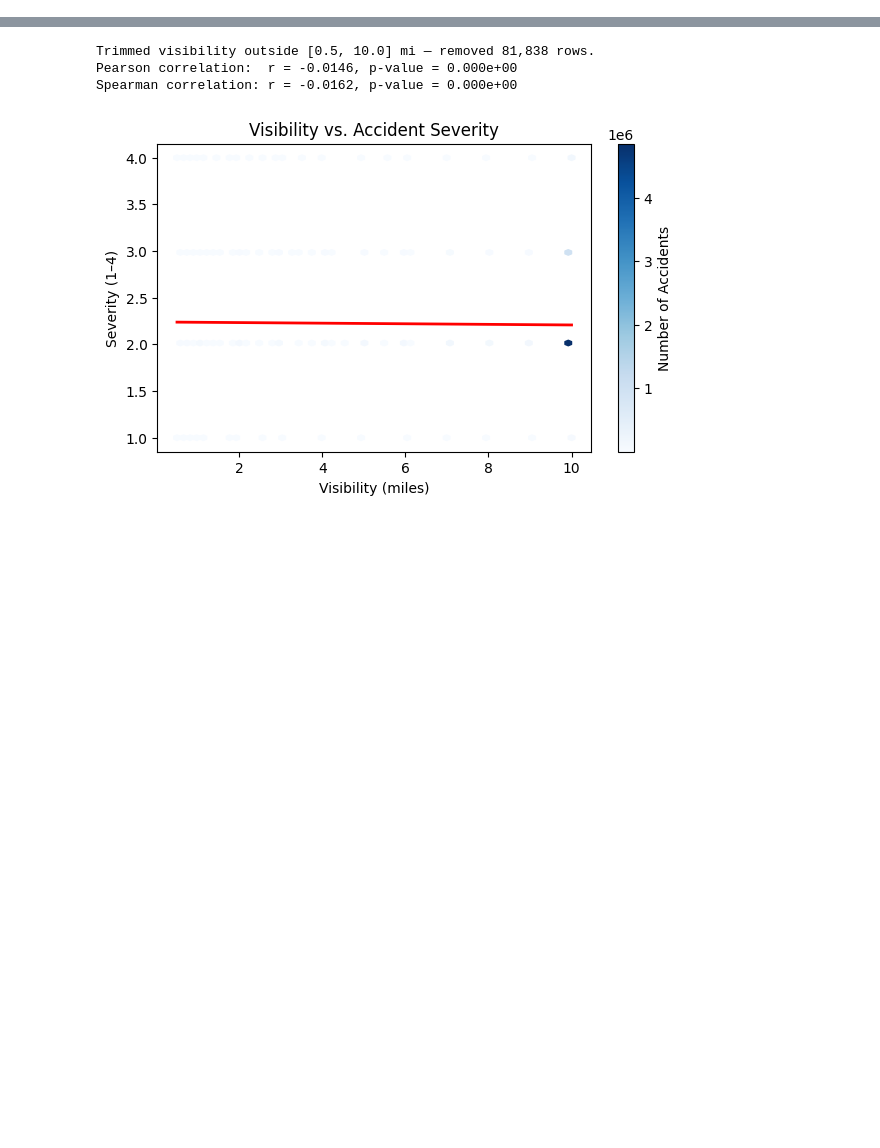
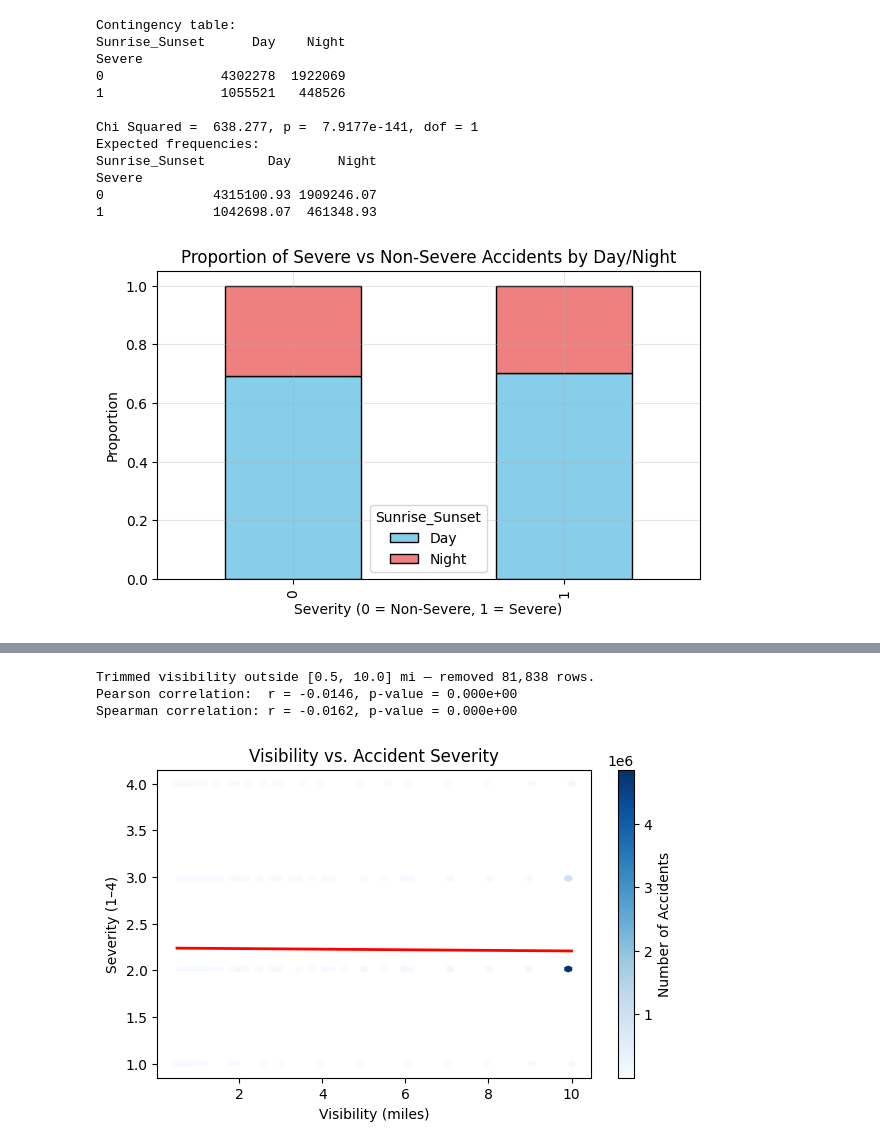
Before and after one commit to yash0917/CMSC320-Final-Project, a Jupyter notebook: finalproject.ipynb, the cells around one changed output, grey strips where cells are left out. Saved outputs shown, nothing was run; the diff lists cells and outputs as text; code cells hidden in the pictures; blank space fills up the shorter version.

Commit message:
hypothesis and chi squared

```diff
--- a/finalproject.ipynb
+++ b/finalproject.ipynb
@@ -428,0 +69,47 @@ Hour                              23.0
+# %%
+# Chi Squared Test
+# Severity vs Day/Night
+# Is the severity of accident independent of daylight?
+
+
+df['Severe'] = (df['Severity'] >= 3).astype(int) # note the dataset ranks severity 1-4
+
+table = pd.crosstab(df['Severe'], df['Sunrise_Sunset'])
+chi2, p, dof, expected = stats.chi2_contingency(table)
+
+print("Contingency table:")
+print(table)
+print(f"\nChi Squared = {chi2: .3f}, p = {p: .4e}, dof = {dof}")
+print("Expected frequencies:")
+print(pd.DataFrame(expected, index=table.index, columns=table.columns))
+
+proportions = (table.T / table.T.sum()).T
+
+proportions.plot(
+    kind='bar',
+    stacked=True,
+    figsize=(7,4),
+    color=['skyblue', 'lightcoral'],
+    edgecolor='black'
+)
+
+plt.title('Proportion of Severe vs Non-Severe Accidents by Day/Night')
+plt.xlabel('Severity (0 = Non-Severe, 1 = Severe)')
+plt.ylabel('Proportion')
+plt.legend(title='Sunrise_Sunset')
+plt.grid(alpha=0.3)
+plt.show()
+# %% [output]
+Contingency table:
+Sunrise_Sunset      Day    Night
+Severe
+0               4302278  1922069
+1               1055521   448526
+
+Chi Squared =  638.277, p =  7.9177e-141, dof = 1
+Expected frequencies:
+Sunrise_Sunset        Day      Night
+Severe
+0              4315100.93 1909246.07
+1              1042698.07  461348.93
+[figure, added]
```
Also changed, not shown: parts of 6 cells of this notebook.
